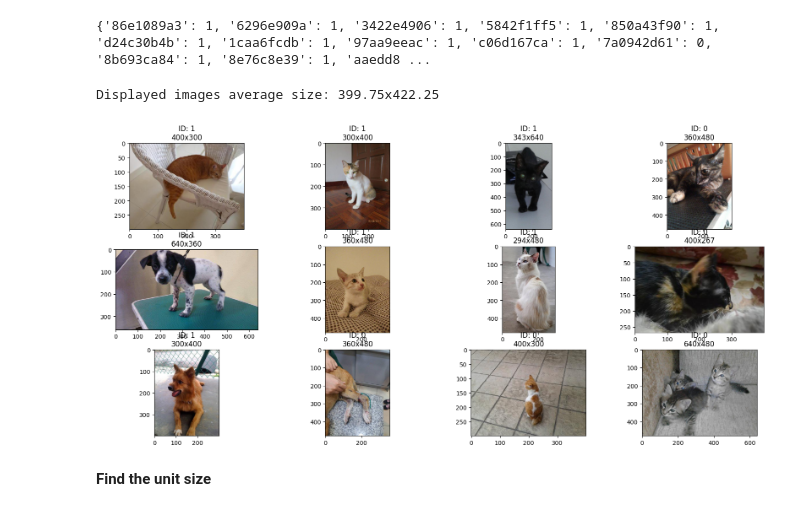
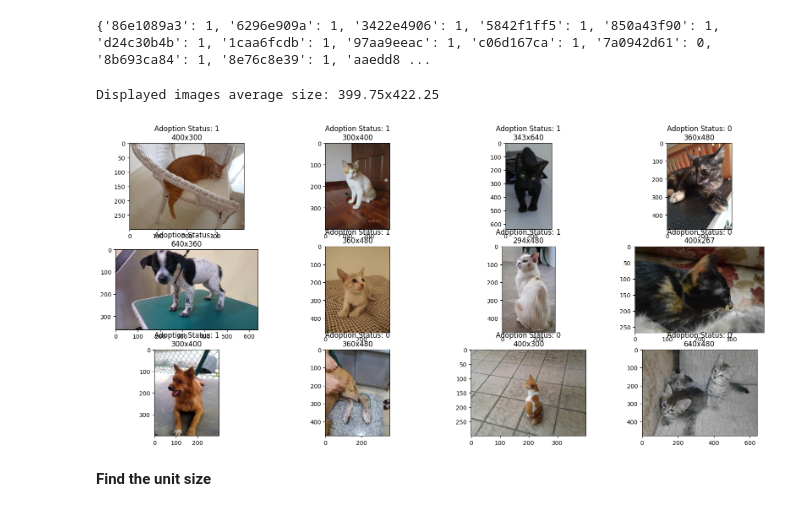
Before and after one commit to qyefearth/PTW_CNN_Pet-Adoption, a Jupyter notebook: ptw-cnn-pet-adoption_2.ipynb, the cells around one changed output. Saved outputs shown, nothing was run; the diff lists cells and outputs as text; code cells hidden in the pictures.

Commit message:
Kaggle Notebook | PTW_CNN_Pet-Adoption | Version 10

```diff
--- a/ptw-cnn-pet-adoption_2.ipynb
+++ b/ptw-cnn-pet-adoption_2.ipynb
@@ -250,35 +251,35 @@ def display_samples_and_analyze_size(columns=4, rows=3):
 
         # Check if the PetID exists in name_target_dict
         if pet_id not in name_target_dict:
             print(f"PetID {pet_id} not found in dictionary, skipped")
             continue  # Skip this image
 
         image_id = name_target_dict[pet_id]
         img = cv2.imread(f'../input/train_images/{image_path}')
 
         if img is None:
             print(f"Image at {image_path} N/A, skipped")
             continue  # Skip if image cannot be loaded
 
         height, width, _ = img.shape
         widths.append(width)
         heights.append(height)
 
         fig.add_subplot(rows, columns, i+1)
-        plt.title(f"ID: {image_id}\n{width}x{height}")
+        plt.title(f"Adoption Status: {image_id}\n{width}x{height}")
         plt.imshow(cv2.cvtColor(img, cv2.COLOR_BGR2RGB))  # Convert BGR to RGB
 
     avg_width = np.mean(widths)
     avg_height = np.mean(heights)
     print(f"Displayed images average size: {avg_width}x{avg_height}")
 
     return widths, heights
 
 # Call the function and receive the size data
 widths, heights = display_samples_and_analyze_size()
 # %% [output]
 Displayed images average size: 399.75x422.25
-[figure, old version]
+[figure, new version]
 # %% [markdown]
 **Find the unit size**
 # %% [markdown]
```
Also changed, not shown: parts of 25 cells of this notebook.
